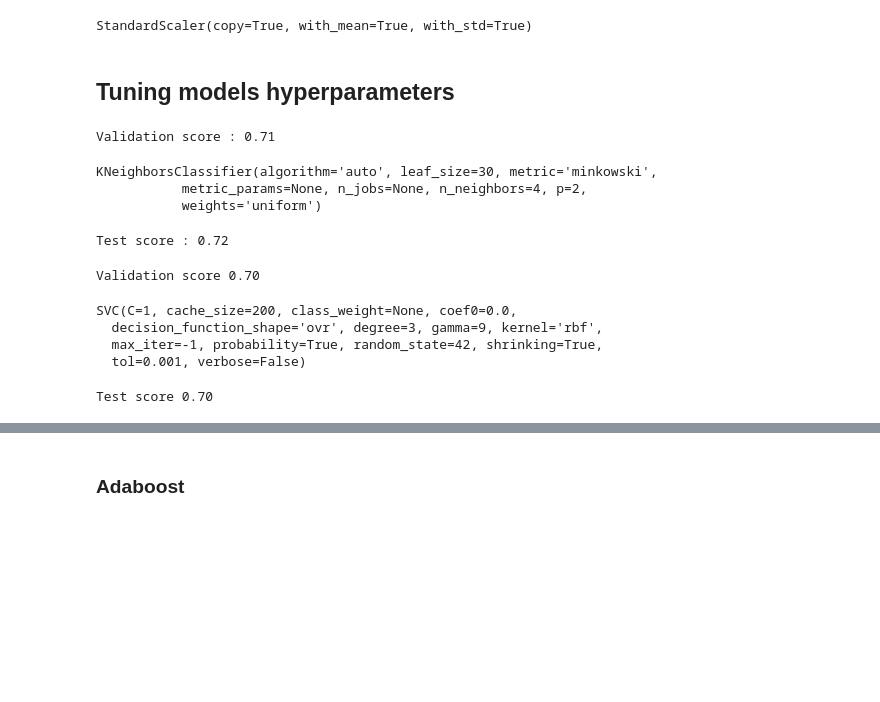
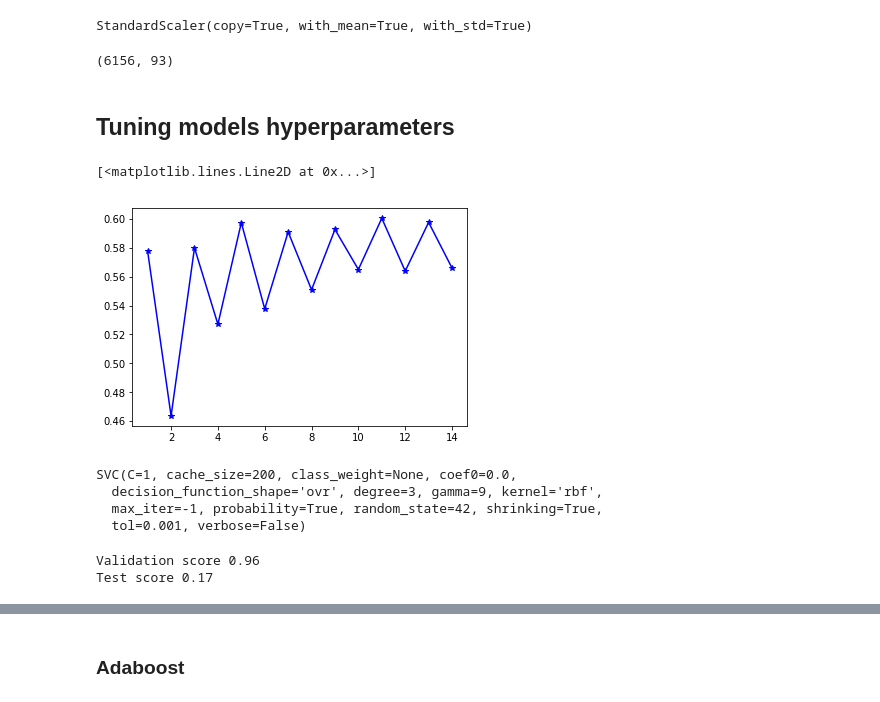
Before and after one commit to mihaighidoveanu/data-science-lab, a Jupyter notebook: AndroidScience.ipynb, the cells around one changed output, grey strips where cells are left out. Cells and saved outputs as stored; diff of their text form; code cells hidden in the pictures; blank space fills up the shorter version.

```diff
--- a/AndroidScience.ipynb
+++ b/AndroidScience.ipynb
@@ -127,18 +116,16 @@ See the caveats in the documentation: http://pandas.pydata.org/pandas-docs/stabl
 ## Starting machine learning
 Split data into predictors and labels, both for train and test
 # %%
-def split_samples_labels(df, label_column, keep_features = None):
-    Y = df[label_column].values
+def split_samples_labels(df, label_column):
+    Y = df.copy()[label_column].values
     X = df.drop(columns = label_column)
-    if keep_features is not None:
-        X = X[keep_features]
-    bins = [Y.min(), np.percentile(Y, 70), Y.max()]
+    bins = [Y.min(), np.percentile(Y, 50), Y.max()]
     Y[Y < bins[1]] = 0
     Y[Y >= bins[1]] = 1
     return X, Y
 # %%
-x_train, y_train = split_samples_labels(train, 'installs', keep_features=pre_features)
-x_test, y_test = split_samples_labels(test, 'installs', keep_features=pre_features)
+x_train, y_train = split_samples_labels(train, 'installs')
+x_test, y_test = split_samples_labels(test, 'installs')
 x_train.shape
 x_test.shape
 # %% [output]
@@ -182,34 +172,48 @@ if scale:
     x_test = scaler.transform(x_test)
 # %% [output]
 StandardScaler(copy=True, with_mean=True, with_std=True)
+# %%
+from sklearn.decomposition import PCA
+pca = PCA(n_components = .99, random_state = 42);
+reduce = False
+if reduce :
+    pca.fit(x_train)
+    x_train = pca.transform(x_train)
+    x_test = pca.transform(x_test)
+# %%
+x_train.shape
+# %% [output]
+(6156, 93)
 # %% [markdown]
 ## Tuning models hyperparameters
+# %%
+from sklearn.metrics import f1_score
+def f1_eval(clf, x, y_true):
+    y_pred = clf.predict(x)
+    return f1_score(y_true, y_pred)
 # %%
 from sklearn import ensemble, tree, svm, neighbors
 from sklearn.model_selection import cross_val_score
 # KNN - best is n_neighbors = 4
 # KNN is very much affected by random upsampling. because many entries are duplicates
 knn = neighbors.KNeighborsClassifier()
 scores = []
-fit_grid = False
+fit_grid = True
 if fit_grid:
-    try_neighbors = range(1,11)
+    try_neighbors = range(1,15)
     for n_neighbors in try_neighbors:
         knn.n_neighbors = n_neighbors;
-        val_scores = cross_val_score(knn, x_train, y_train, cv = 3 )
+        val_scores = cross_val_score(knn, x_train, y_train, cv = 3, scoring = 'f1' )
         scores.append(val_scores.mean())
     plt.plot(try_neighbors, scores, 'b*-');
 else:
-    knn.n_neighbors = 4
-    print('Validation score : %.2f' % cross_val_score(knn, x_train, y_train, cv = 3).mean());
+    knn.n_neighbors = 1
+    print('Validation score : %.2f' % cross_val_score(knn, x_train, y_train, cv = 3, scoring = 'f1').mean());
     knn.fit(x_train, y_train);
-    print('Test score : %.2f' % knn.score(x_test, y_test));
+    print('Test score : %.2f' % f1_eval(knn, x_test, y_test));
 # %% [output]
-Validation score : 0.71
+[<matplotlib.lines.Line2D at 0x...>]
-KNeighborsClassifier(algorithm='auto', leaf_size=30, metric='minkowski',
-           metric_params=None, n_jobs=None, n_neighbors=4, p=2,
-           weights='uniform')
-Test score : 0.72
+[figure, added]
 # %%
 # SVC
 from sklearn.model_selection import GridSearchCV
@@ -219,24 +223,25 @@ fit_grid = False
 if fit_grid:
     params = [{'kernel' : ['rbf'],
             'gamma' : ['scale'],
-            'C' : [1],
-            'tol' : [0.001],
-            'gamma' : [9]}]
+            'C' : [.1, 1, 10],
+            'tol' : [0.001, .01],
+            'gamma' : [8, 9, 10]}]
     grid = GridSearchCV(estimator = svc,
                   param_grid = params,
-                  cv = 3, iid = False)
+                  cv = 3, iid = False,
+                  scoring = 'f1')
     grid.fit(x_train, y_train)
-    grid.score(x_test, y_test)
+    grid.best_score_
 else :
-    print('Validation score %.2f' % cross_val_score(svc, x_train, y_train, cv = 5).mean())
     svc.fit(x_train, y_train)
-    print('Test score %.2f' % svc.score(x_test, y_test))
+    print('Validation score %.2f' % f1_eval(svc, x_train, y_train))
+    print('Test score %.2f' % f1_eval(svc, x_test, y_test))
 # %% [output]
-Validation score 0.70
+SVC(C=1, cache_size=200, class_weight=None, coef0=0.0,
+  decision_function_shape='ovr', degree=3, gamma=9, kernel='rbf',
+  max_iter=-1, probability=True, random_state=42, shrinking=True,
+  tol=0.001, verbose=False)
-SVC(C=1, cache_size=200, class_weight=None, coef0=0.0,
-  decision_function_shape='ovr', degree=3, gamma=9, kernel='rbf',
-  max_iter=-1, probability=True, random_state=42, shrinking=True,
-  tol=0.001, verbose=False)
+Validation score 0.96
+Test score 0.17
-Test score 0.70
 # %%
 # Random Forest
```
Also changed, not shown: parts of 32 cells of this notebook, 10 other files.
